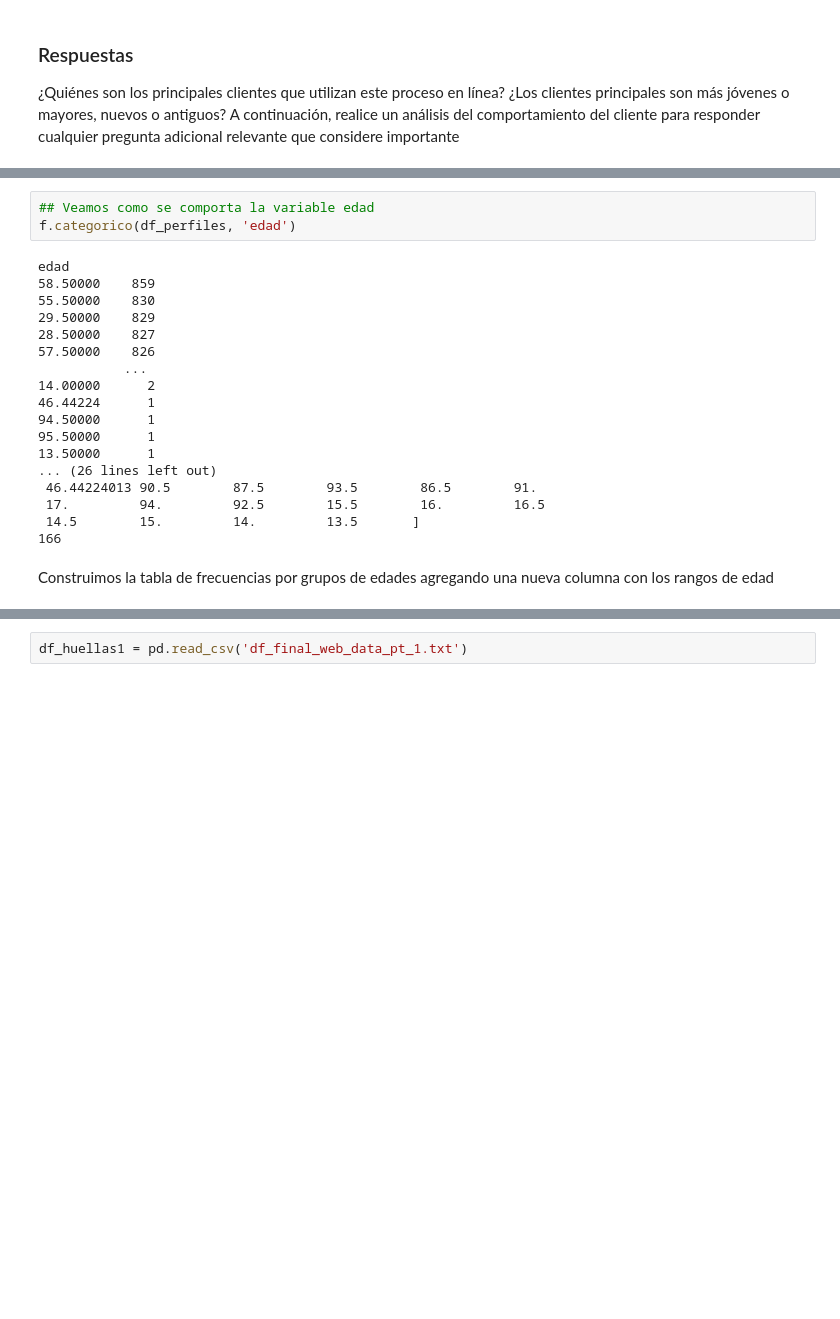
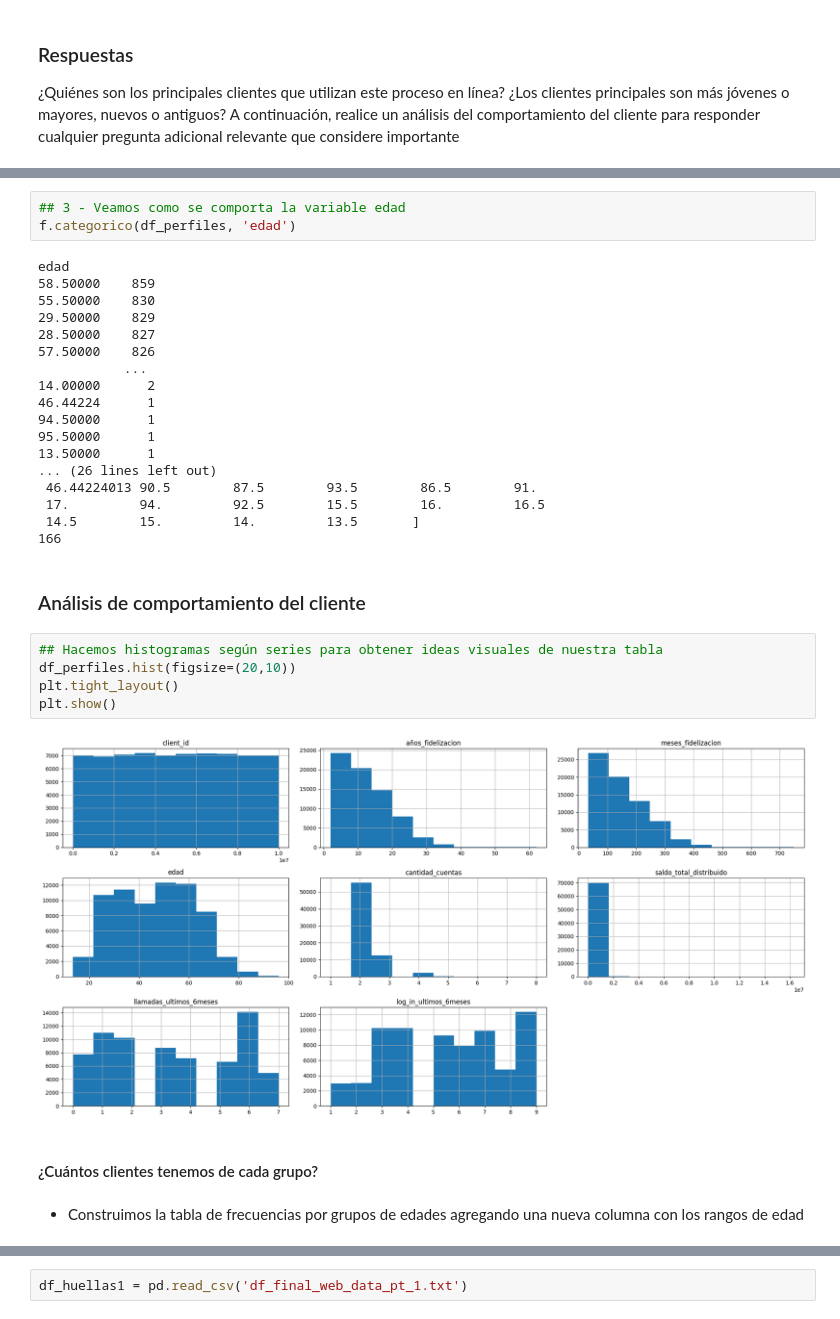
Before and after one commit to carmamenriosrodriguez/proyecto-5-, a Jupyter notebook: Proyecto.ipynb, the cells around one changed output, grey strips where cells are left out. Drawn from its saved outputs; the diff is of its cells as text; blank space fills up the shorter version.

```diff
--- a/Proyecto.ipynb
+++ b/Proyecto.ipynb
@@ -191,5 +205,5 @@ perfil_uso
 # %%
-## Veamos como se comporta la variable edad
+## 3 - Veamos como se comporta la variable edad
 f.categorico(df_perfiles, 'edad')
 # %% [output]
 edad
@@ -209,6 +223,17 @@ edad
  17.         94.         92.5        15.5        16.         16.5
  14.5        15.         14.         13.5       ]
 166
+# %% [markdown]
+### Análisis de comportamiento del cliente
+# %%
+## Hacemos histogramas según series para obtener ideas visuales de nuestra tabla
+df_perfiles.hist(figsize=(20,10))
+plt.tight_layout()
+plt.show()
+# %% [output]
+[figure, new version]
+# %% [markdown]
+#### ¿Cuántos clientes tenemos de cada grupo?
 # %% [markdown]
-Construimos la tabla de frecuencias por grupos de edades agregando una nueva columna con los rangos de edad
+* Construimos la tabla de frecuencias por grupos de edades agregando una nueva columna con los rangos de edad
 # %%
```
Also changed, not shown: parts of 81 cells of this notebook.
